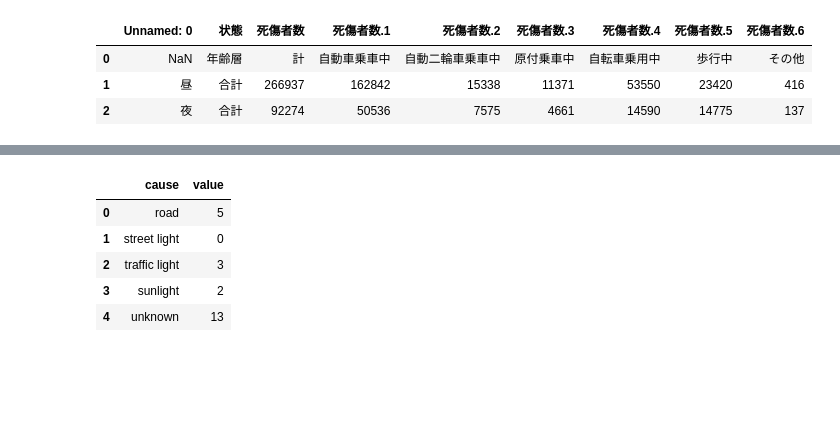
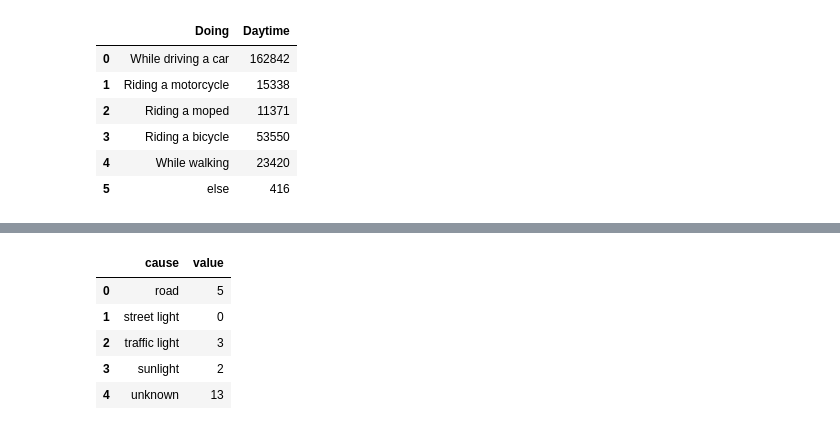
Before and after one commit to kawaguchiharu/2.final, a Jupyter notebook: final.ipynb, the cells around one changed output, grey strips where cells are left out. Saved outputs shown, nothing was run; the diff lists cells and outputs as text; code cells hidden in the pictures; blank space fills up the shorter version.

```diff
--- a/final.ipynb
+++ b/final.ipynb
@@ -3,9 +24,12 @@ import pandas as pd
 # %%
-#スクレイピングしたデータから埼玉県だけのデータ
-df = pd.read_csv("accident.csv")
+#スクレイピングしたデータから必要なデータ
+df = pd.read_csv("ac_d.csv")
 df
 # %% [output]
-|  | Unnamed: 0 | 状態 | 死傷者数 | 死傷者数.1 | 死傷者数.2 | 死傷者数.3 | 死傷者数.4 | 死傷者数.5 | 死傷者数.6 |
-| 0 | NaN | 年齢層 | 計 | 自動車乗車中 | 自動二輪車乗車中 | 原付乗車中 | 自転車乗用中 | 歩行中 | その他 |
-| 1 | 昼 | 合計 | 266937 | 162842 | 15338 | 11371 | 53550 | 23420 | 416 |
-| 2 | 夜 | 合計 | 92274 | 50536 | 7575 | 4661 | 14590 | 14775 | 137 |
+|  | Doing | Daytime |
+| 0 | While driving a car | 162842 |
+| 1 | Riding a motorcycle | 15338 |
+| 2 | Riding a moped | 11371 |
+| 3 | Riding a bicycle | 53550 |
+| 4 | While walking | 23420 |
+| 5 | else | 416 |
```
Also changed, not shown: parts of 5 cells of this notebook.
